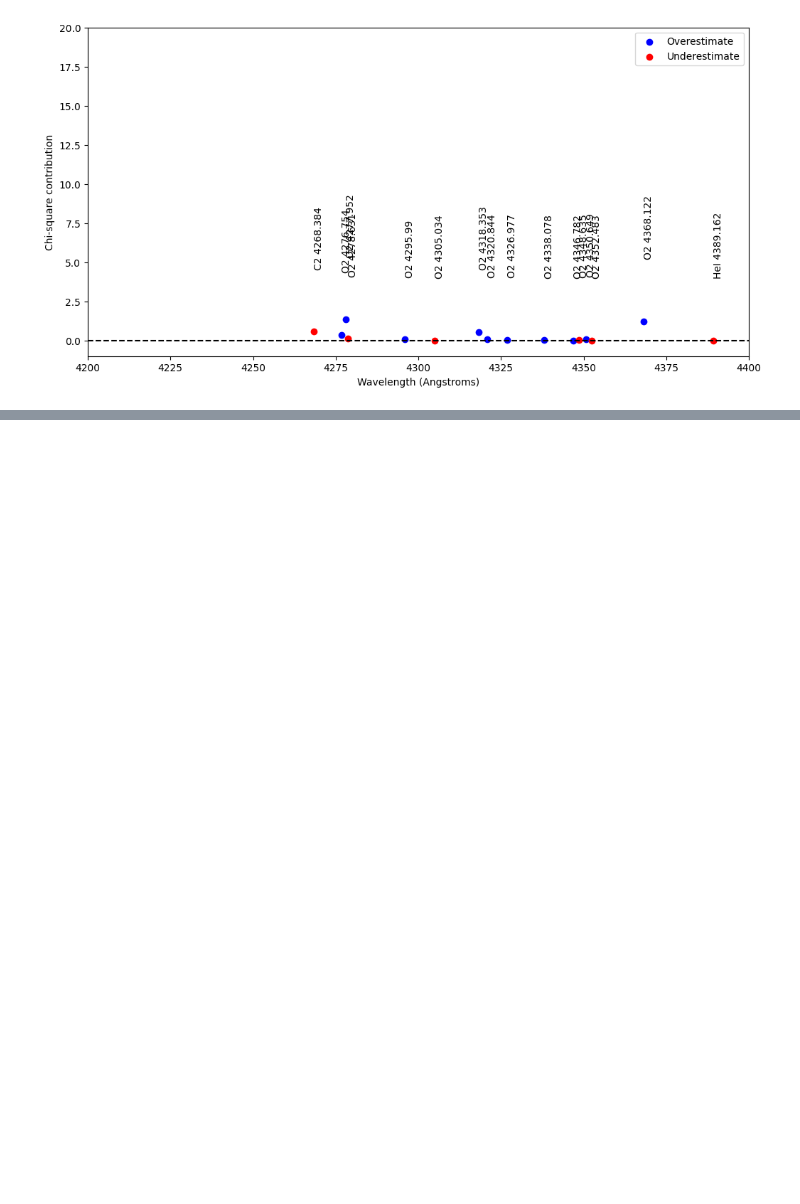
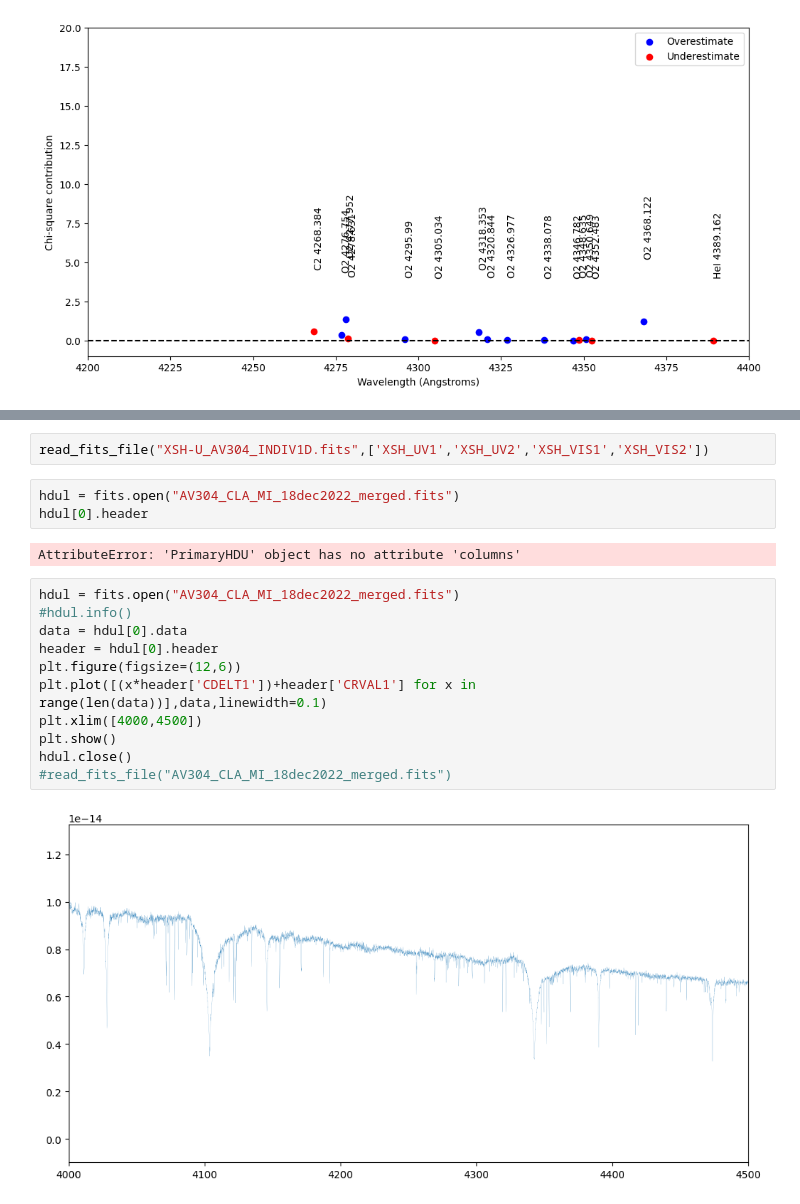
Before and after one commit to jCBellamy0/AzV-304, a Jupyter notebook: data_vis/data_vis_notebook.ipynb, the cells around one changed output, grey strips where cells are left out. Drawn from its saved outputs; the diff is of its cells as text; blank space fills up the shorter version.

Commit message:
added hi res data and method to parse hi res

```diff
--- a/data_vis/data_vis_notebook.ipynb
+++ b/data_vis/data_vis_notebook.ipynb
@@ -500,0 +508,20 @@ for i in range(1,5):
+# %%
+read_fits_file("XSH-U_AV304_INDIV1D.fits",['XSH_UV1','XSH_UV2','XSH_VIS1','XSH_VIS2'])
+# %%
+hdul = fits.open("AV304_CLA_MI_18dec2022_merged.fits")
+hdul[0].header
+# %% [output]
+AttributeError: 'PrimaryHDU' object has no attribute 'columns'
+# %%
+hdul = fits.open("AV304_CLA_MI_18dec2022_merged.fits")
+#hdul.info()
+data = hdul[0].data
+header = hdul[0].header
+plt.figure(figsize=(12,6))
+plt.plot([(x*header['CDELT1'])+header['CRVAL1'] for x in range(len(data))],data,linewidth=0.1)
+plt.xlim([4000,4500])
+plt.show()
+hdul.close()
+#read_fits_file("AV304_CLA_MI_18dec2022_merged.fits")
+# %% [output]
+[figure, added]
```
Also changed, not shown: parts of 12 cells of this notebook, 3 other files.
